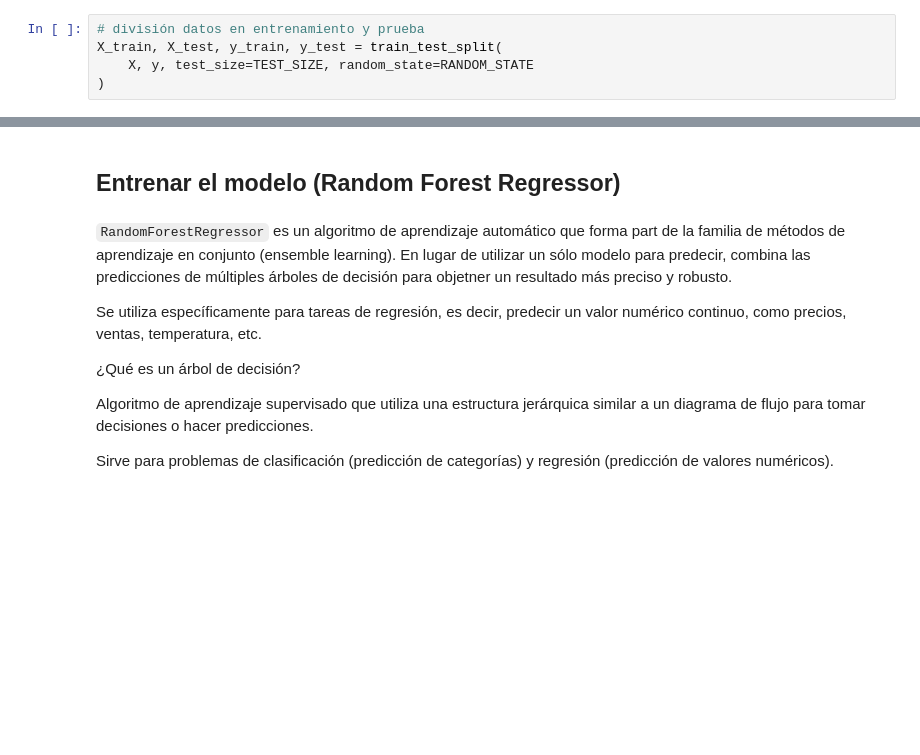
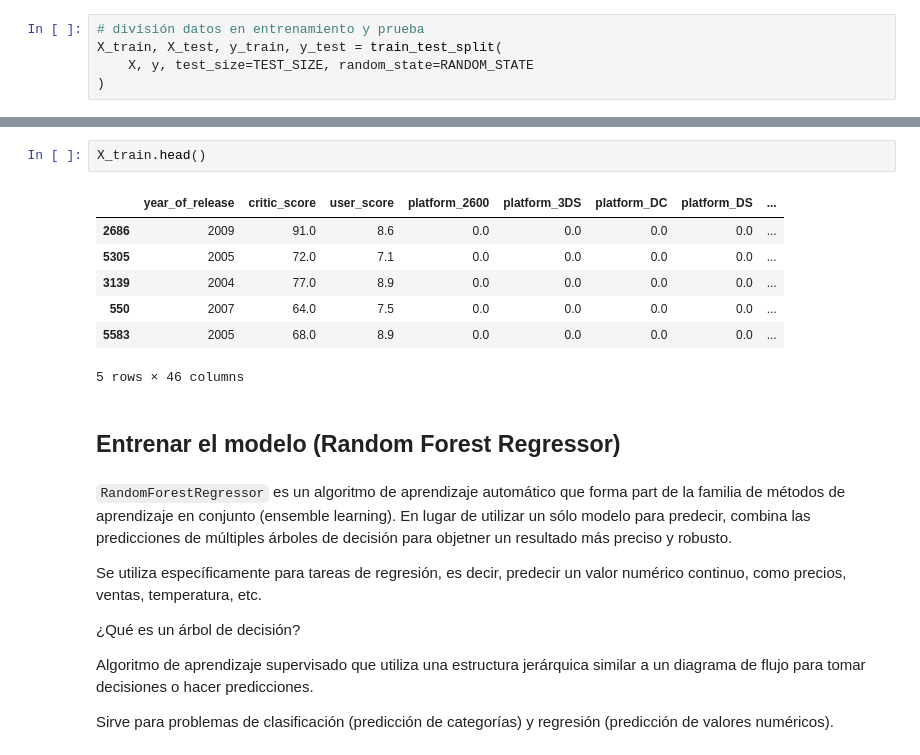
Before and after one commit to EdisonGonzalezA/seminario_complexivo_demo-games, a Jupyter notebook: script_prueba/machine_learning_parte#1.ipynb, the cells around one changed output, grey strips where cells are left out. Drawn from its saved outputs; the diff is of its cells as text; blank space fills up the shorter version.

```diff
--- a/script_prueba/machine_learning_parte#1.ipynb
+++ b/script_prueba/machine_learning_parte#1.ipynb
@@ -284,3 +306,13 @@ Tamaño y_test: (1660,)
+# %%
+X_train.head()
+# %% [output]
+|  | year_of_release | critic_score | user_score | platform_2600 | platform_3DS | platform_DC | platform_DS | ... |
+| 2686 | 2009 | 91.0 | 8.6 | 0.0 | 0.0 | 0.0 | 0.0 | ... |
+| 5305 | 2005 | 72.0 | 7.1 | 0.0 | 0.0 | 0.0 | 0.0 | ... |
+| 3139 | 2004 | 77.0 | 8.9 | 0.0 | 0.0 | 0.0 | 0.0 | ... |
+| 550 | 2007 | 64.0 | 7.5 | 0.0 | 0.0 | 0.0 | 0.0 | ... |
+| 5583 | 2005 | 68.0 | 8.9 | 0.0 | 0.0 | 0.0 | 0.0 | ... |
+5 rows × 46 columns
 # %% [markdown]
 ## Entrenar el modelo (Random Forest Regressor)
 # %% [markdown]
```
Also changed, not shown: parts of 21 cells of this notebook, 11 other files.
